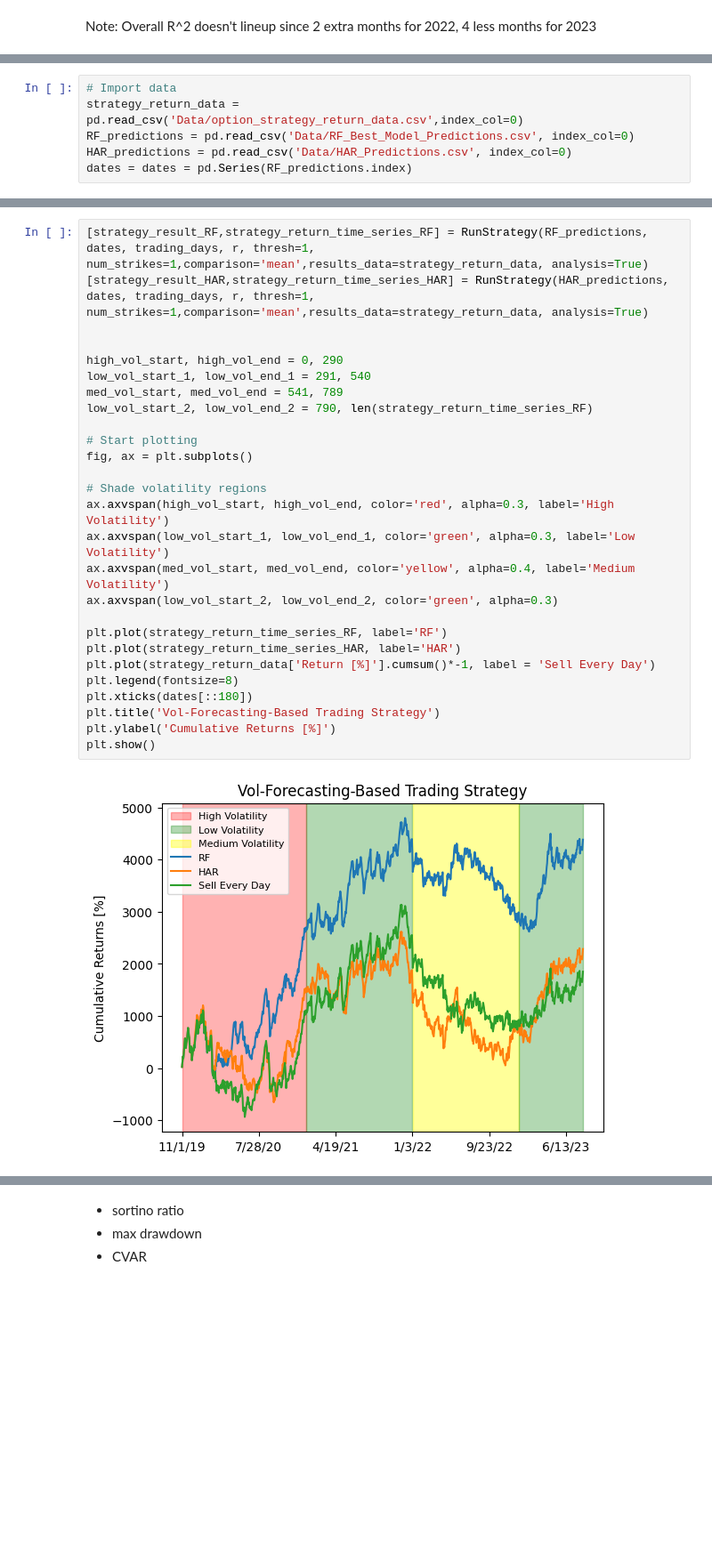
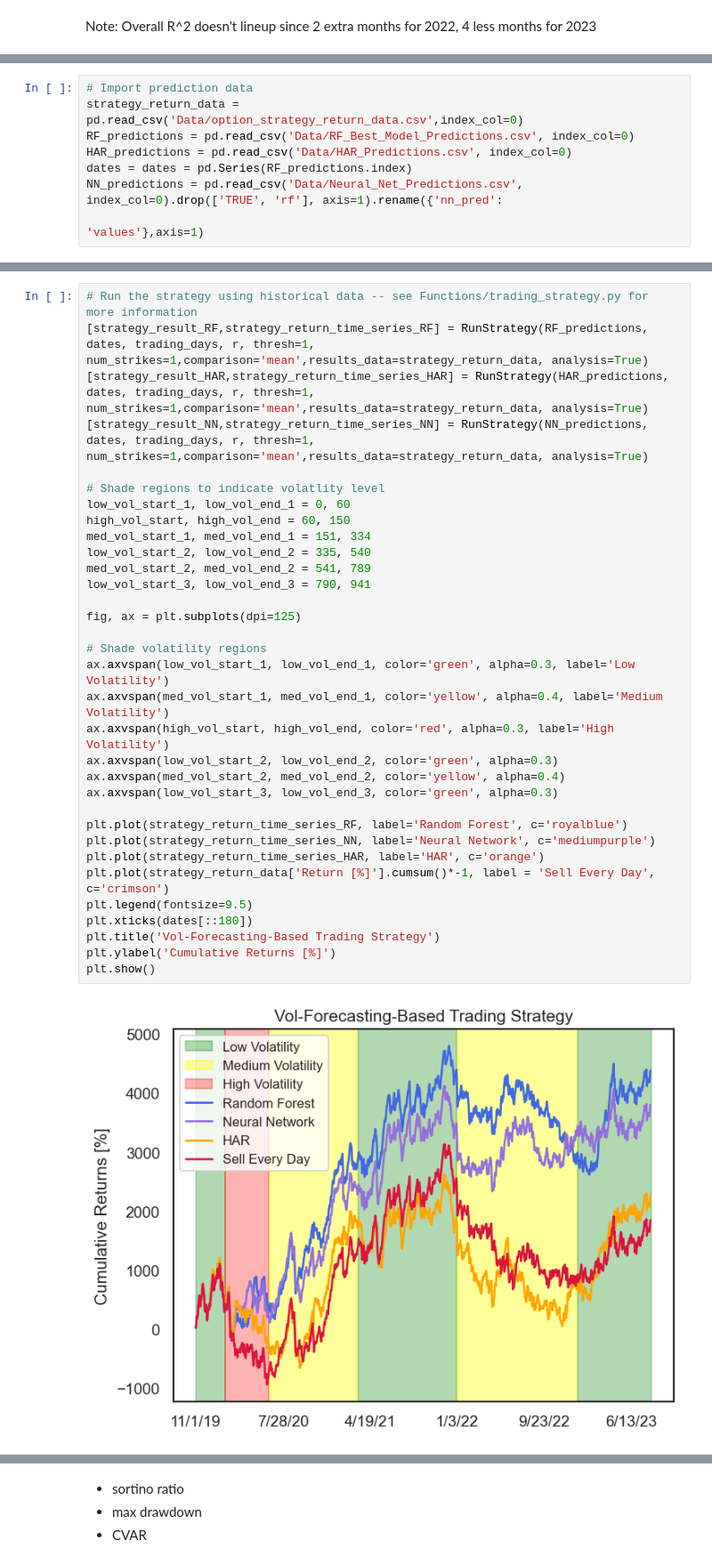
Before and after one commit to bwolfe0/VolForecasting_RandomForests, a Jupyter notebook: Report.ipynb, the cells around one changed output, grey strips where cells are left out. Shown at 89% size. Cells and saved outputs as stored; diff of their text form; blank space fills up the shorter version.

Commit message:
Freeze-state before fix trading strategy

```diff
--- a/Report.ipynb
+++ b/Report.ipynb
@@ -250,6 +438,8 @@ trading_days = schedule['market_open'].dt.date.tolist()
 # %%
-# Import data
+# Import prediction data
 strategy_return_data = pd.read_csv('Data/option_strategy_return_data.csv',index_col=0)
 RF_predictions = pd.read_csv('Data/RF_Best_Model_Predictions.csv', index_col=0)
 HAR_predictions = pd.read_csv('Data/HAR_Predictions.csv', index_col=0)
 dates = dates = pd.Series(RF_predictions.index)
+NN_predictions = pd.read_csv('Data/Neural_Net_Predictions.csv', index_col=0).drop(['TRUE', 'rf'], axis=1).rename({'nn_pred':
+                                                                                                                  'values'},axis=1)
@@ -256,29 +450,35 @@ dates = dates = pd.Series(RF_predictions.index)
 # %%
+# Run the strategy using historical data -- see Functions/trading_strategy.py for more information
 [strategy_result_RF,strategy_return_time_series_RF] = RunStrategy(RF_predictions, dates, trading_days, r, thresh=1, num_strikes=1,comparison='mean',results_data=strategy_return_data, analysis=True)
 [strategy_result_HAR,strategy_return_time_series_HAR] = RunStrategy(HAR_predictions, dates, trading_days, r, thresh=1, num_strikes=1,comparison='mean',results_data=strategy_return_data, analysis=True)
+[strategy_result_NN,strategy_return_time_series_NN] = RunStrategy(NN_predictions, dates, trading_days, r, thresh=1, num_strikes=1,comparison='mean',results_data=strategy_return_data, analysis=True)
 
+# Shade regions to indicate volatlity level
+low_vol_start_1, low_vol_end_1 = 0, 60
+high_vol_start, high_vol_end = 60, 150
+med_vol_start_1, med_vol_end_1 = 151, 334
+low_vol_start_2, low_vol_end_2 = 335, 540
+med_vol_start_2, med_vol_end_2 = 541, 789
+low_vol_start_3, low_vol_end_3 = 790, 941
 
-high_vol_start, high_vol_end = 0, 290
-low_vol_start_1, low_vol_end_1 = 291, 540
-med_vol_start, med_vol_end = 541, 789
-low_vol_start_2, low_vol_end_2 = 790, len(strategy_return_time_series_RF)
-
-# Start plotting
-fig, ax = plt.subplots()
+fig, ax = plt.subplots(dpi=125)
 
 # Shade volatility regions
+ax.axvspan(low_vol_start_1, low_vol_end_1, color='green', alpha=0.3, label='Low Volatility')
+ax.axvspan(med_vol_start_1, med_vol_end_1, color='yellow', alpha=0.4, label='Medium Volatility')
 ax.axvspan(high_vol_start, high_vol_end, color='red', alpha=0.3, label='High Volatility')
-ax.axvspan(low_vol_start_1, low_vol_end_1, color='green', alpha=0.3, label='Low Volatility')
-ax.axvspan(med_vol_start, med_vol_end, color='yellow', alpha=0.4, label='Medium Volatility')
 ax.axvspan(low_vol_start_2, low_vol_end_2, color='green', alpha=0.3)
+ax.axvspan(med_vol_start_2, med_vol_end_2, color='yellow', alpha=0.4)
+ax.axvspan(low_vol_start_3, low_vol_end_3, color='green', alpha=0.3)
 
-plt.plot(strategy_return_time_series_RF, label='RF')
-plt.plot(strategy_return_time_series_HAR, label='HAR')
-plt.plot(strategy_return_data['Return [%]'].cumsum()*-1, label = 'Sell Every Day')
-plt.legend(fontsize=8)
+plt.plot(strategy_return_time_series_RF, label='Random Forest', c='royalblue')
+plt.plot(strategy_return_time_series_NN, label='Neural Network', c='mediumpurple')
+plt.plot(strategy_return_time_series_HAR, label='HAR', c='orange')
+plt.plot(strategy_return_data['Return [%]'].cumsum()*-1, label = 'Sell Every Day', c='crimson')
+plt.legend(fontsize=9.5)
 plt.xticks(dates[::180])
 plt.title('Vol-Forecasting-Based Trading Strategy')
 plt.ylabel('Cumulative Returns [%]')
 plt.show()
 # %% [output]
-[figure, old version]
+[figure, new version]
```
Also changed, not shown: parts of 106 cells of this notebook.
